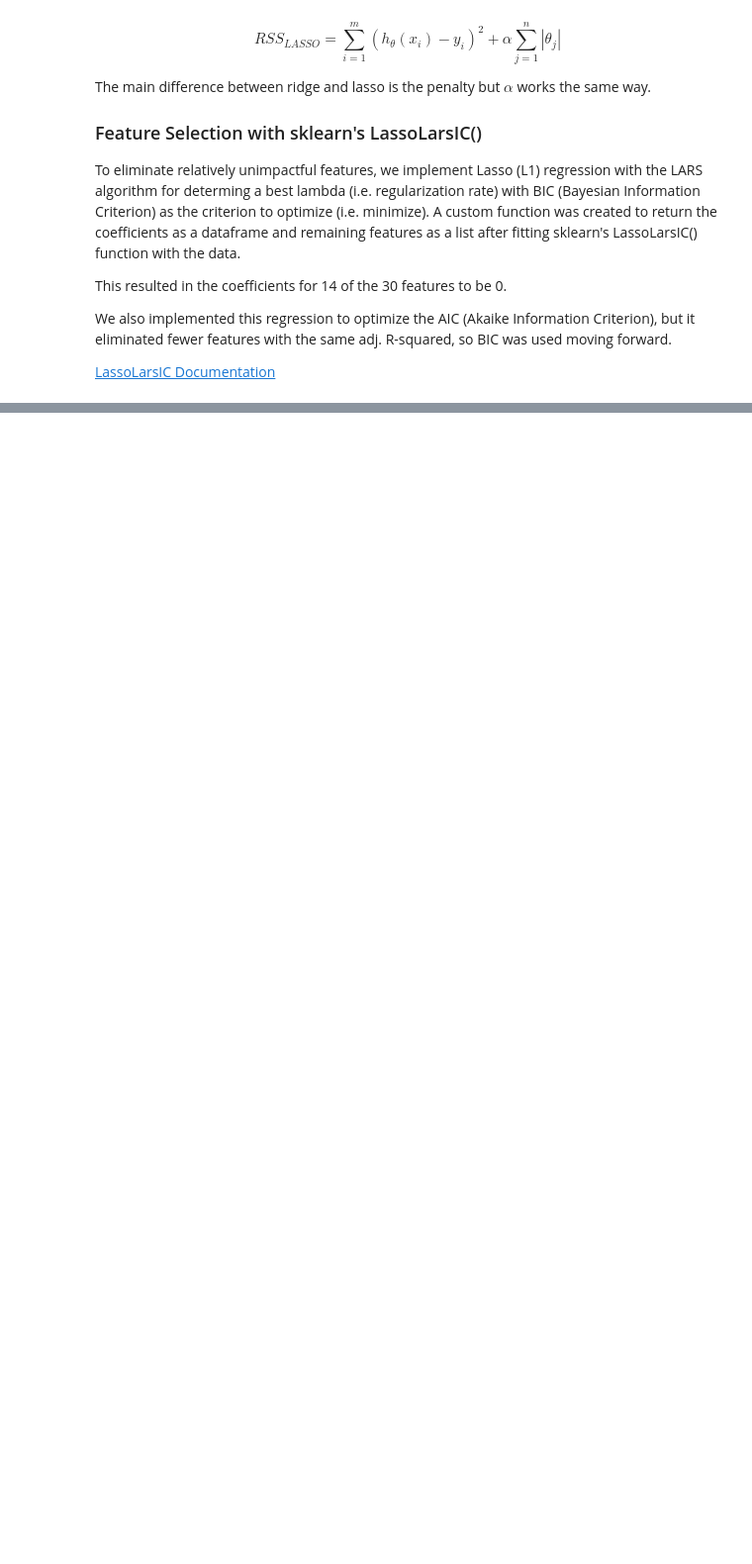
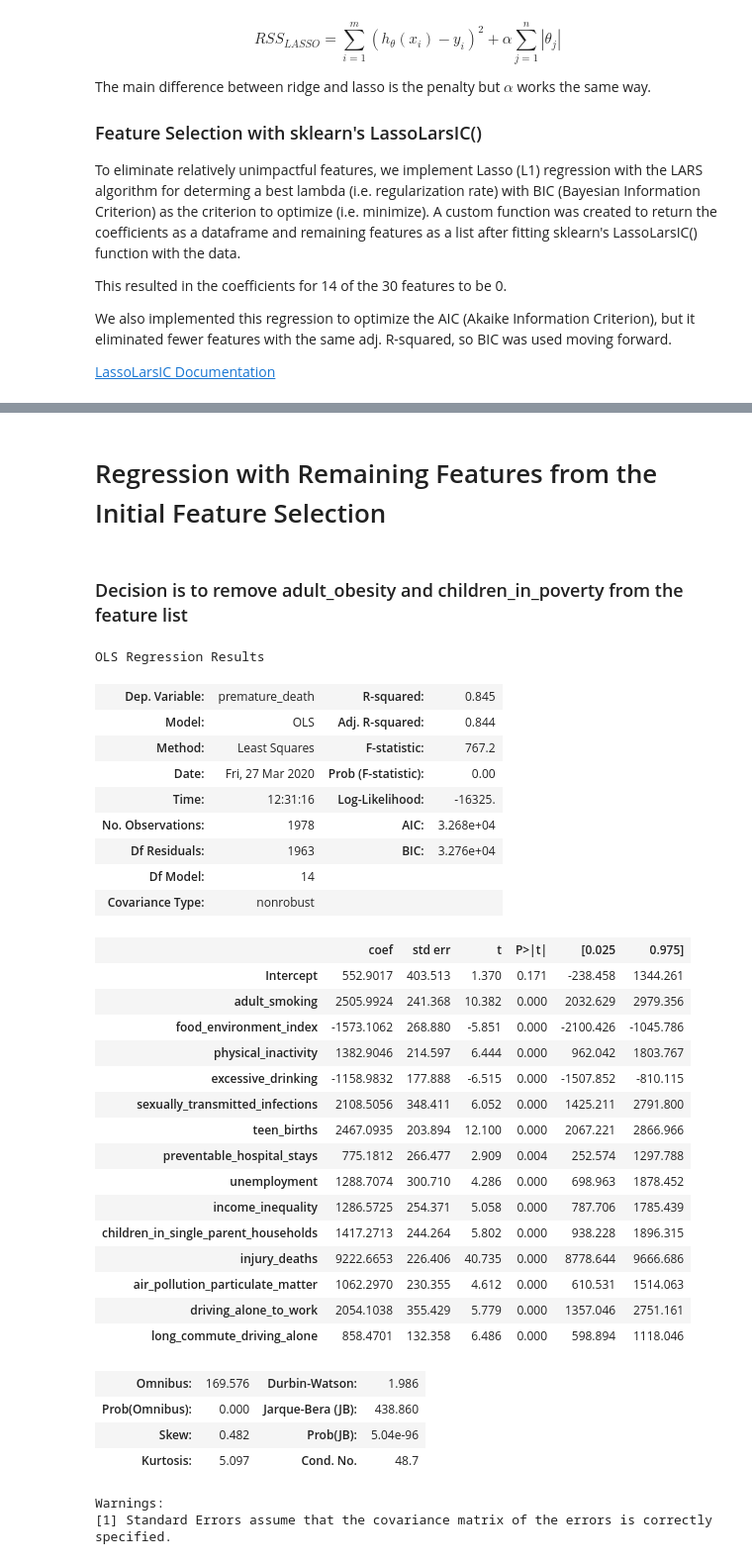
Before and after one commit to jankomah/Predicting_Life_Expectancy, a Jupyter notebook: 02.Josh_Modelling.ipynb, the cells around one changed output, grey strips where cells are left out. Shown at 99% size. Drawn from its saved outputs; the diff is of its cells as text; code cells hidden in the pictures; blank space fills up the shorter version.

```diff
--- a/02.Josh_Modelling.ipynb
+++ b/02.Josh_Modelling.ipynb
@@ -497,0 +588,44 @@ bic_data, bic_feats = feat.LassoLarsIC_df(X_train, y_train, 'bic')
+# %% [markdown]
+# Regression with Remaining Features from the Initial Feature Selection
+# %% [markdown]
+### Decision is to remove adult_obesity and children_in_poverty from the feature list
+# %%
+selected_bic_feats = [bic_feats[0]]+bic_feats[2:9]+bic_feats[10:]
+# %%
+formula_selected_bic = target_var[0] + '~' + '+'.join(selected_bic_feats)
+model_selected_bic = ols(formula = formula_selected_bic, data = train_new1[target_var+selected_bic_feats])
+results_selected_bic = model_selected_bic.fit()
+results_selected_bic.summary()
+# %% [output]
+OLS Regression Results
+| Dep. Variable: | premature_death | R-squared: | 0.845 |
+| Model: | OLS | Adj. R-squared: | 0.844 |
+| Method: | Least Squares | F-statistic: | 767.2 |
+| Date: | Fri, 27 Mar 2020 | Prob (F-statistic): | 0.00 |
+| Time: | 12:31:16 | Log-Likelihood: | -16325. |
+| No. Observations: | 1978 | AIC: | 3.268e+04 |
+| Df Residuals: | 1963 | BIC: | 3.276e+04 |
+| Df Model: | 14 |  |  |
+| Covariance Type: | nonrobust |  |  |
+|  | coef | std err | t | P>|t| | [0.025 | 0.975] |
+| Intercept | 552.9017 | 403.513 | 1.370 | 0.171 | -238.458 | 1344.261 |
+| adult_smoking | 2505.9924 | 241.368 | 10.382 | 0.000 | 2032.629 | 2979.356 |
+| food_environment_index | -1573.1062 | 268.880 | -5.851 | 0.000 | -2100.426 | -1045.786 |
+| physical_inactivity | 1382.9046 | 214.597 | 6.444 | 0.000 | 962.042 | 1803.767 |
+| excessive_drinking | -1158.9832 | 177.888 | -6.515 | 0.000 | -1507.852 | -810.115 |
+| sexually_transmitted_infections | 2108.5056 | 348.411 | 6.052 | 0.000 | 1425.211 | 2791.800 |
+| teen_births | 2467.0935 | 203.894 | 12.100 | 0.000 | 2067.221 | 2866.966 |
+| preventable_hospital_stays | 775.1812 | 266.477 | 2.909 | 0.004 | 252.574 | 1297.788 |
+| unemployment | 1288.7074 | 300.710 | 4.286 | 0.000 | 698.963 | 1878.452 |
+| income_inequality | 1286.5725 | 254.371 | 5.058 | 0.000 | 787.706 | 1785.439 |
+| children_in_single_parent_households | 1417.2713 | 244.264 | 5.802 | 0.000 | 938.228 | 1896.315 |
+| injury_deaths | 9222.6653 | 226.406 | 40.735 | 0.000 | 8778.644 | 9666.686 |
+| air_pollution_particulate_matter | 1062.2970 | 230.355 | 4.612 | 0.000 | 610.531 | 1514.063 |
+| driving_alone_to_work | 2054.1038 | 355.429 | 5.779 | 0.000 | 1357.046 | 2751.161 |
+| long_commute_driving_alone | 858.4701 | 132.358 | 6.486 | 0.000 | 598.894 | 1118.046 |
+| Omnibus: | 169.576 | Durbin-Watson: | 1.986 |
+| Prob(Omnibus): | 0.000 | Jarque-Bera (JB): | 438.860 |
+| Skew: | 0.482 | Prob(JB): | 5.04e-96 |
+| Kurtosis: | 5.097 | Cond. No. | 48.7 |
+Warnings:
+[1] Standard Errors assume that the covariance matrix of the errors is correctly specified.
```
Also changed, not shown: parts of 17 cells of this notebook, 1 other file.
